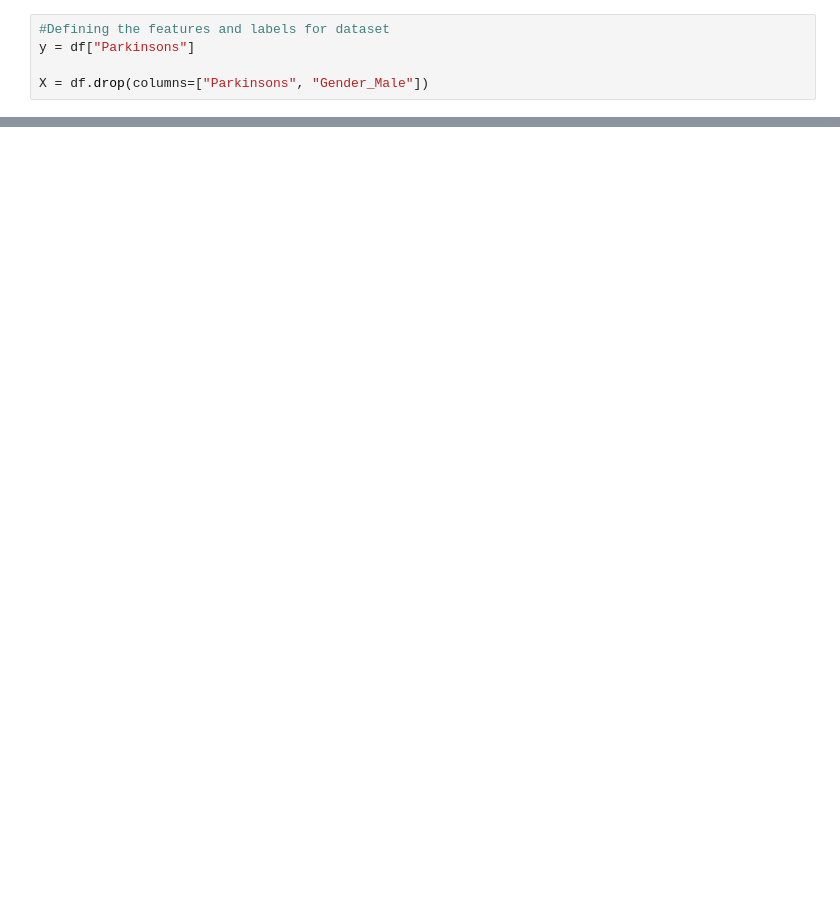
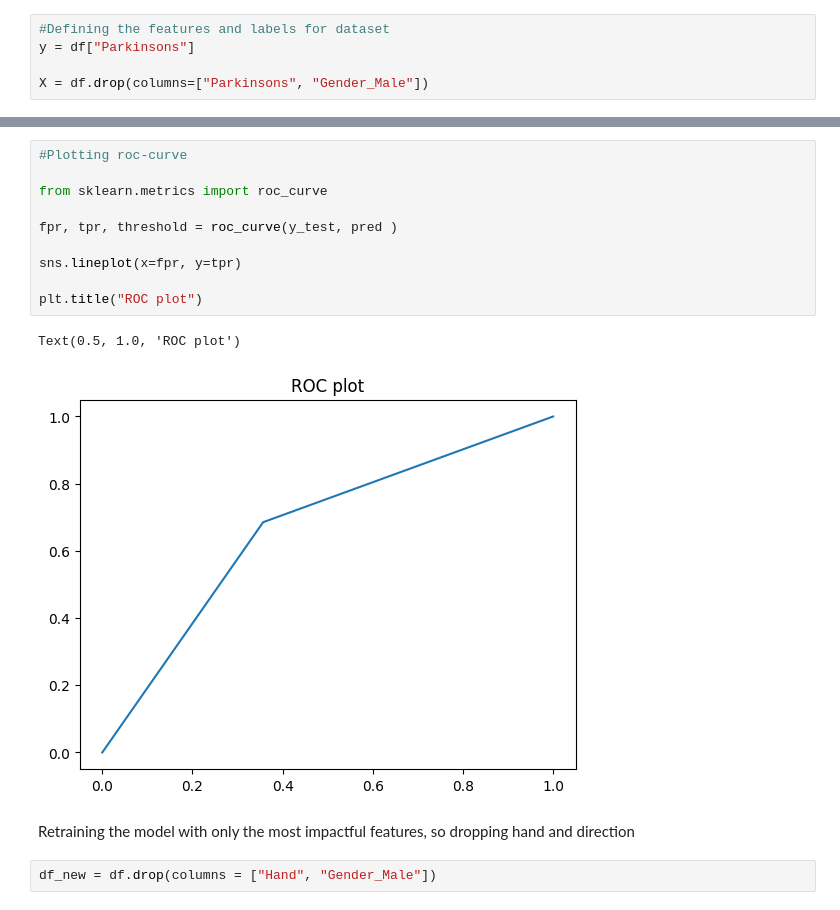
Before and after one commit to idranne/Columbia-DBMI-, a Jupyter notebook: Typing dataset/lightgbm.ipynb, the cells around one changed output, grey strips where cells are left out. Saved outputs shown, nothing was run; the diff lists cells and outputs as text; blank space fills up the shorter version.

```diff
--- a/Typing dataset/lightgbm.ipynb
+++ b/Typing dataset/lightgbm.ipynb
@@ -63,0 +165,17 @@ X_test
+# %%
+#Plotting roc-curve
+
+from sklearn.metrics import roc_curve
+
+fpr, tpr, threshold = roc_curve(y_test, pred )
+
+sns.lineplot(x=fpr, y=tpr)
+
+plt.title("ROC plot")
+# %% [output]
+Text(0.5, 1.0, 'ROC plot')
+[figure, added]
+# %% [markdown]
+Retraining the model with only the most impactful features, so dropping hand and direction
+# %%
+df_new = df.drop(columns = ["Hand", "Gender_Male"])
```
Also changed, not shown: parts of 27 cells of this notebook, 6 other files.
